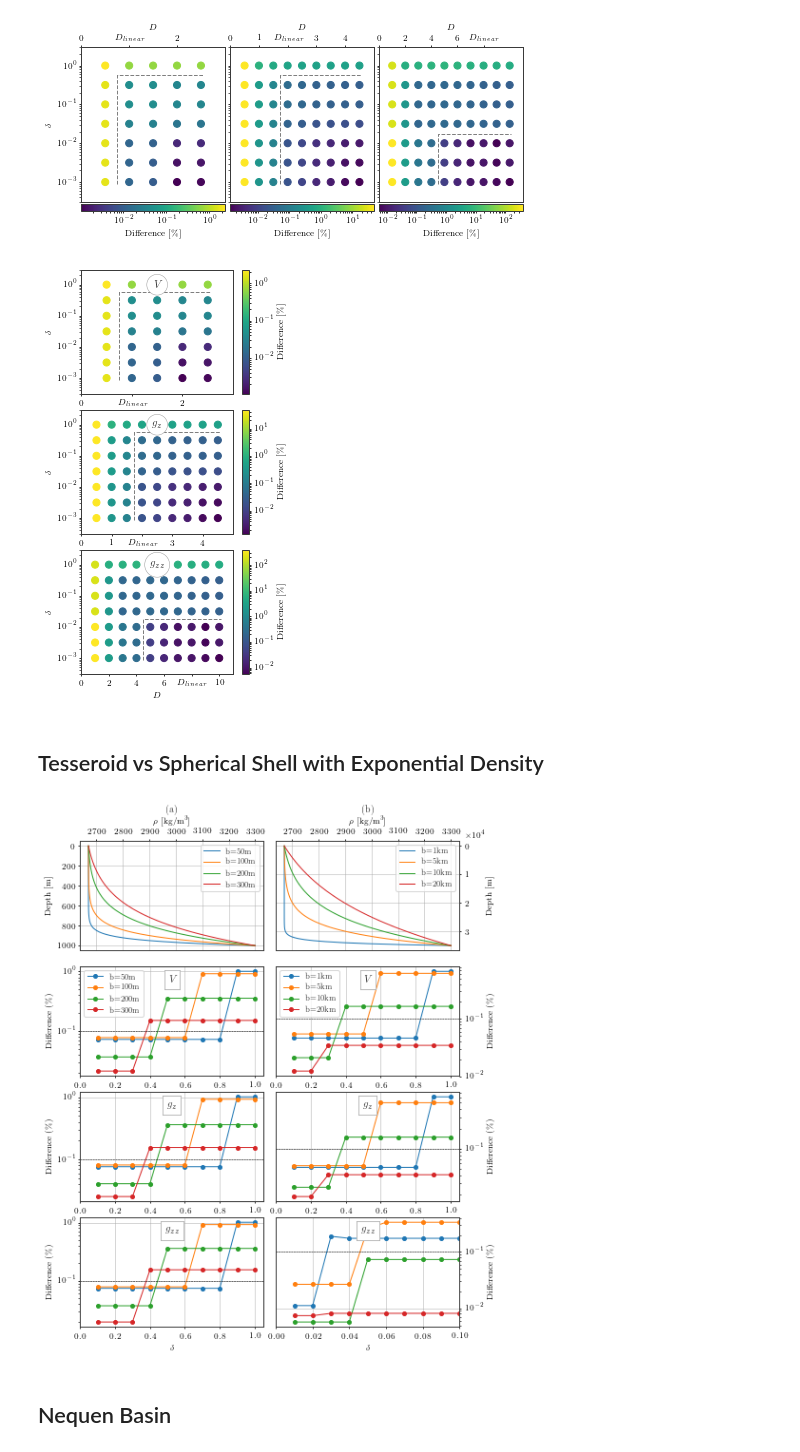
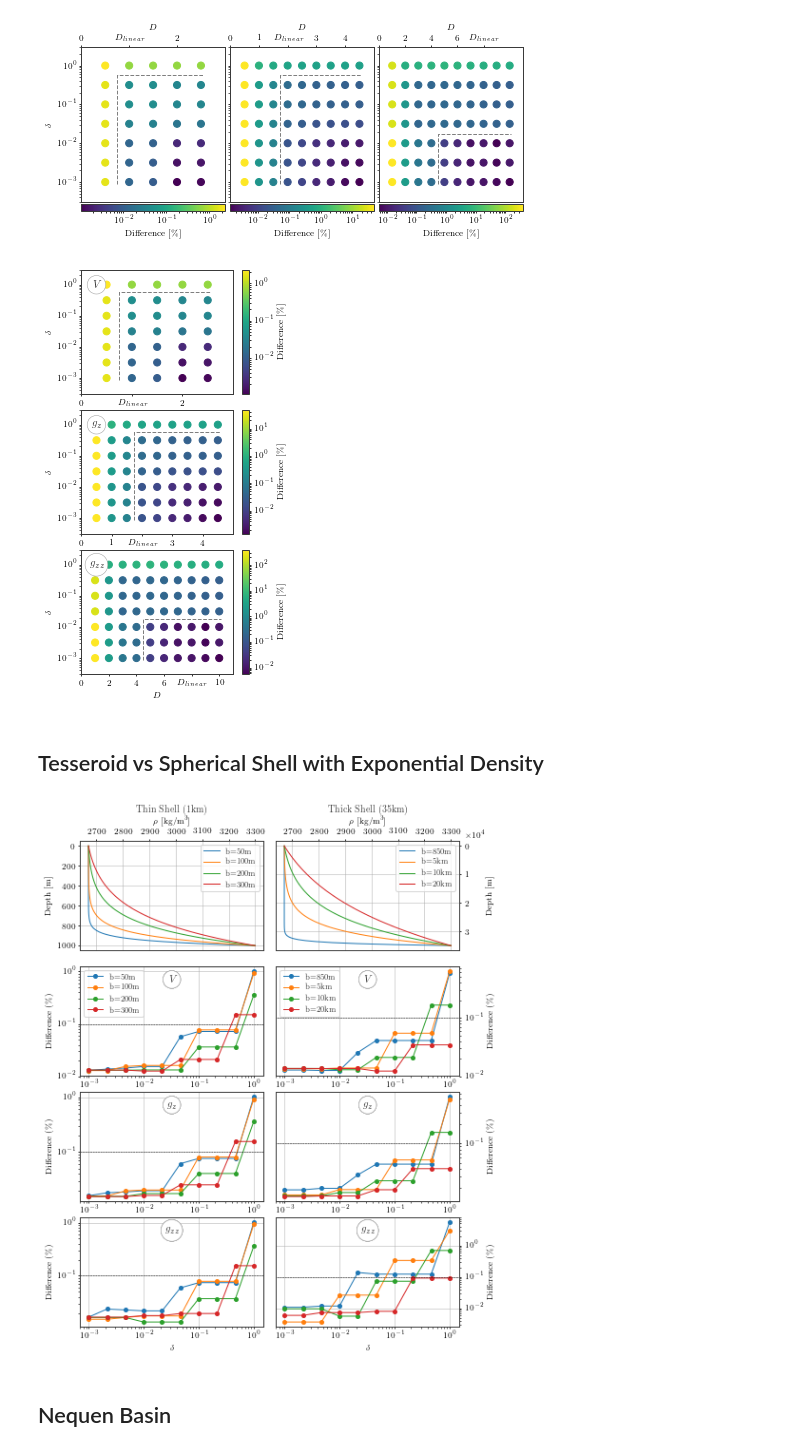
Before and after one commit to pinga-lab/tesseroid-variable-density, a Jupyter notebook: code/notebooks/08-plot-figures.ipynb, the cells around one changed output. Saved outputs shown, nothing was run; the diff lists cells and outputs as text; code cells hidden in the pictures.

Commit message:
Improved plot figures notebook

```diff
--- a/code/notebooks/08-plot-figures.ipynb
+++ b/code/notebooks/08-plot-figures.ipynb
@@ -261,12 +261,13 @@ for ax, field, title in zip(axes, fields, titles):
         D_values, diff = diffs['D_values'], diffs['diffs']
         ax.plot(D_values, diff, style, markersize=ms,
                 color=c, label=label)
-        ax.text(0.5, 0.88, title, fontsize=11,
+        ax.text(0.5, 0.87, title, fontsize=11,
                 horizontalalignment='center',
                 verticalalignment='center',
                 bbox={'facecolor': 'w',
                       'edgecolor': '#9b9b9b',
-                      'linewidth': 0.5, 'pad': 5},
+                      'linewidth': 0.5, 'pad': 5,
+                      'boxstyle': 'circle, pad=0.4'},
                 transform=ax.transAxes)
         ax.plot([0, 10], [1e-1, 1e-1], '--',
                 color='k', linewidth=0.5)
@@ -279,7 +280,7 @@ ax = axes[-1]
 ax.set_xlabel(r"D")
 ax.set_xlim(0, 10)
 ax.set_xticks(np.arange(0, 11, 1))
-axes[0].set_title('(a)')
+axes[0].set_title('Thin Shell (1km)')
 
 
 # Thick Shell
@@ -298,12 +299,13 @@ for ax, field, title in zip(axes, fields, titles):
         D_values, diff = diffs['D_values'], diffs['diffs']
         ax.plot(D_values, diff, style, markersize=ms,
                 color=c, label=label)
-        ax.text(0.5, 0.88, title, fontsize=11,
+        ax.text(0.5, 0.87, title, fontsize=11,
                 horizontalalignment='center',
                 verticalalignment='center',
                 bbox={'facecolor': 'w',
                       'edgecolor': '#9b9b9b',
-                      'linewidth': 0.5, 'pad': 5},
+                      'linewidth': 0.5, 'pad': 5,
+                      'boxstyle': 'circle, pad=0.4'},
                 transform=ax.transAxes)
         ax.plot([0, 10], [1e-1, 1e-1], '--',
                 color='k', linewidth=0.5)
@@ -320,7 +322,7 @@ ax.set_xlabel(r"D")
 ax.set_xlim(0, 10)
 ax.set_xticks(np.arange(0, 11, 1))
 ax.legend()
-axes[0].set_title('(b)')
+axes[0].set_title('Thick Shell (35km)')
 
 plt.tight_layout(pad=0.3, h_pad=0, w_pad=0)
 plt.savefig('../../manuscript/figures/linear-D.pdf')
@@ -460,13 +462,13 @@ for field, title, ax, D_linear in zip(fields, titles, axes, Ds_linear):
     ax.set_xlim(D_grid.min() - D_step,
                 D_grid.max() + D_step)
 
-    ax.text(0.5, 0.88, title, fontsize=11,
+    ax.text(0.1, 0.88, title, fontsize=11,
             horizontalalignment='center',
             verticalalignment='center',
             bbox={'facecolor': 'w',
                   'edgecolor': '#9b9b9b',
                   'linewidth': 0.5, 'pad': 5,
-                  'boxstyle': 'circle, pad=0.5'},
+                  'boxstyle': 'circle, pad=0.4'},
             transform=ax.transAxes)
 
     ax.set_ylim(3e-4, 3e0)
@@ -491,7 +493,7 @@ plt.tight_layout(pad=0, h_pad=0, w_pad=0)
 plt.savefig("../../manuscript/figures/grid-search.pdf")
 plt.show()
 # %% [output]
-[figure, old version]
+[figure, new version]
 # %% [markdown]
 ## Tesseroid vs Spherical Shell with Exponential Density
 # %%
@@ -546,7 +548,8 @@ for field, title, ax in zip(fields, titles, axes[1:]):
                 verticalalignment='center',
                 bbox={'facecolor': 'w',
                       'edgecolor': '#9b9b9b',
-                      'linewidth': 0.5, 'pad': 5},
+                      'linewidth': 0.5, 'pad': 5,
+                      'boxstyle': 'circle, pad=0.4'},
                 transform=ax.transAxes)
 axes[1].legend(fontsize='small')
 
@@ -557,14 +560,15 @@ ax1.set_ylabel("Depth [m]")
 ax1.invert_yaxis()
 ax1.xaxis.tick_top()
 ax1.xaxis.set_label_position('top')
-ax1.text(0.5, 1.28, '(a)',
+ax1.text(0.5, 1.28, 'Thin Shell (1km)',
          horizontalalignment='center',
          verticalalignment='center',
          transform=ax1.transAxes)
 
 for ax in axes[1:]:
-    ax.plot([0, 1.2], [1e-1, 1e-1], '--', color='k', linewidth=0.5)
-    ax.set_xlim(0, 1.05)
+    ax.plot([1e-4, 1e1], [1e-1, 1e-1], '--', color='k', linewidth=0.5)
+    ax.set_xlim(7e-4, 1.5e0)
+    ax.set_xscale('log')
     ax.set_yscale('log')
     ax.set_ylabel('Difference (\%)')
     ax.grid(True, linewidth=0.5, color='#aeaeae')
@@ -577,10 +581,12 @@ axes[-1].set_xlabel(r"$\delta$")
 # -----------
 top, bottom = 0, -35000
 fields = 'potential gz gzz'.split()
-b_values = [1e3, 5e3, 1e4, 2e4]
+b_values = [8.5e2, 5e3, 1e4, 2e4]
 deltah = MEAN_EARTH_RADIUS
 rho0, rho1 = 2670, 3300
-labels = ["b=" + str(int(b*1e-3)) + "km" for b in b_values]
+# labels = ["b=" + str(int(b*1e-3)) + "km" for b in b_values]
+labels = ["b=" + str(int(b_values[0])) + "m"]
+labels += ["b=" + str(int(b*1e-3)) + "km" for b in b_values[1:]]
 heights = np.linspace(bottom, top, 101)
 
 axes = [ax[1] for ax in all_axes]
@@ -612,51 +618,44 @@ for field, title, ax in zip(fields, titles, axes[1:]):
                 verticalalignment='center',
                 bbox={'facecolor': 'w',
                       'edgecolor': '#9b9b9b',
-                      'linewidth': 0.5, 'pad': 5},
+                      'linewidth': 0.5, 'pad': 5,
+                      'boxstyle': 'circle, pad=0.4'},
                 transform=ax.transAxes)
 axes[1].legend(fontsize='small')
 
 ax1.legend(fontsize='small')
 ax1.grid(True, linewidth=0.5, color='#aeaeae')
 ax1.set_xlabel(r"$\rho$ [kg/m$^3$]")
 ax1.set_ylabel("Depth [m]", labelpad=18)
 ax1.invert_yaxis()
 ax1.xaxis.tick_top()
 ax1.xaxis.set_label_position('top')
 ax1.yaxis.tick_right()
 ax1.yaxis.set_label_position('right')
 ax1.ticklabel_format(style='sci', axis='y', scilimits=(0, 0))
 ax1.get_yaxis().get_offset_text().set_x(1.14)
-ax1.text(0.5, 1.28, '(b)',
+ax1.text(0.5, 1.28, 'Thick Shell (35km)',
          horizontalalignment='center',
          verticalalignment='center',
          transform=ax1.transAxes)
 
-for ax in axes[1:3]:
-    ax.plot([0, 1.2], [1e-1, 1e-1], '--', color='k', linewidth=0.5)
-    ax.set_xlim(0, 1.05)
+for ax in axes[1:]:
+    ax.plot([1e-4, 1e1], [1e-1, 1e-1], '--', color='k', linewidth=0.5)
+    ax.set_xlim(7e-4, 1.5e0)
+    ax.set_xscale('log')
     ax.set_yscale('log')
     ax.set_ylabel('Difference (\%)')
     ax.grid(True, linewidth=0.5, color='#aeaeae')
     ax.set_axisbelow(True)
     ax.yaxis.tick_right()
     ax.yaxis.set_label_position('right')
 
-ax = axes[3]
-ax.plot([0, 1.2], [1e-1, 1e-1], '--', color='k', linewidth=0.5)
-ax.set_xlim(0, 0.1)
-ax.set_yscale('log')
-ax.set_ylabel('Difference (\%)')
-ax.grid(True, linewidth=0.5, color='#aeaeae')
-ax.set_axisbelow(True)
-ax.yaxis.tick_right()
-ax.yaxis.set_label_position('right')
-ax.set_xlabel(r"$\delta$")
+axes[-1].set_xlabel(r"$\delta$")
 
 plt.savefig('../../manuscript/figures/exponential-delta.pdf')
 plt.show()
 # %% [output]
-[figure, old version]
+[figure, new version]
 # %% [markdown]
 ## Nequen Basin
 # %% [markdown]
```
Also changed, not shown: parts of 2 cells of this notebook, 3 other files.
